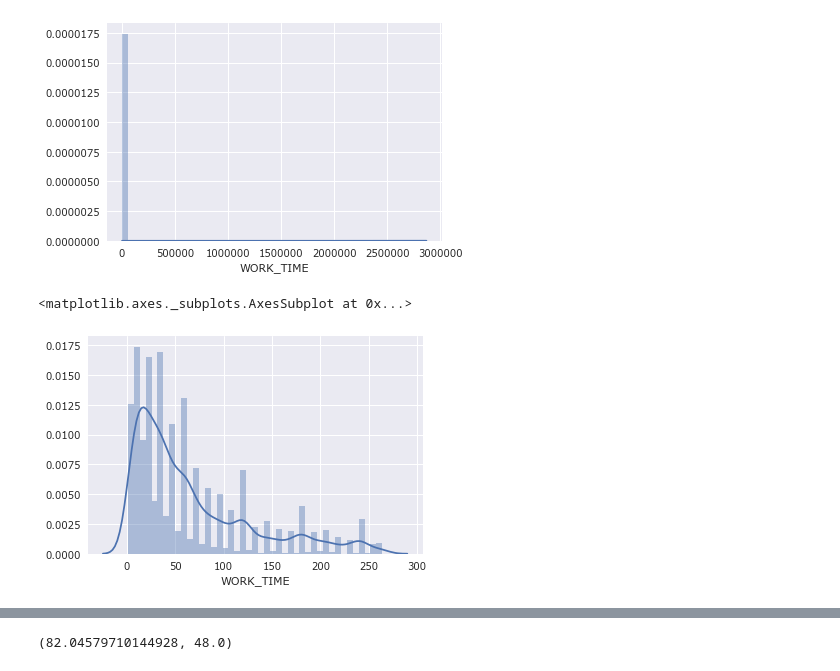
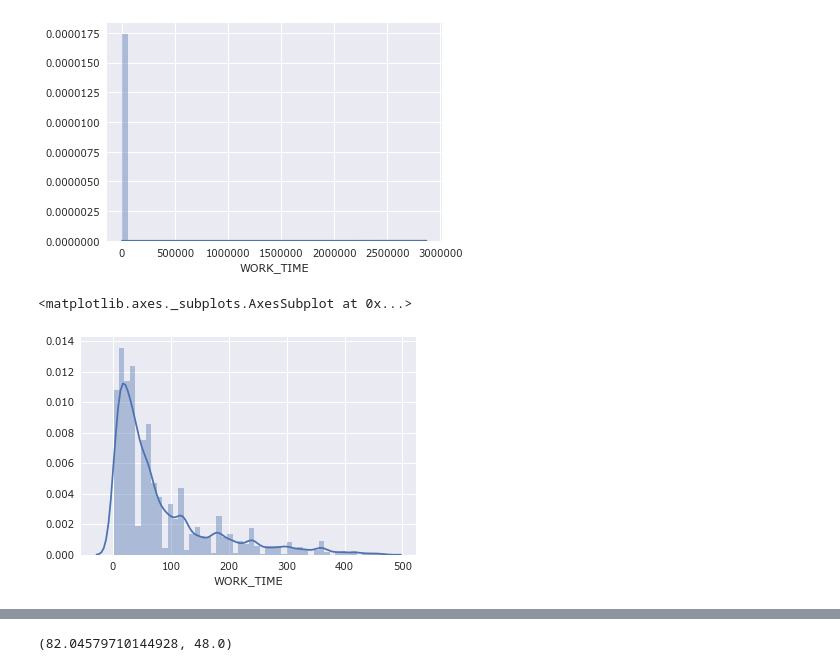
Before and after one commit to BobaZooba/RoadToDataScientist, a Jupyter notebook: contests/OTP_bank/1 OTP Bank Contest - Exploratory Analysis and Data Preprocessing.ipynb, the cells around one changed output, grey strips where cells are left out. Cells and saved outputs as stored; diff of their text form; code cells hidden in the pictures.

```diff
--- a/contests/OTP_bank/1 OTP Bank Contest - Exploratory Analysis and Data Preprocessing.ipynb
+++ b/contests/OTP_bank/1 OTP Bank Contest - Exploratory Analysis and Data Preprocessing.ipynb
@@ -255,3 +213,0 @@ data['ORG_TP_STATE'].fillna('Пропуски', inplace=True)
-# %%
-data.at[(data['ORG_TP_STATE'] == data['ORG_TP_STATE'].value_counts().index[-1]), 'ORG_TP_STATE'] = 'Частная компания'
-data['ORG_TP_STATE'].value_counts()
@@ -269,4 +218,5 @@ data['ORG_TP_FCAPITAL'].value_counts()
 С участием       170
 Name: ORG_TP_FCAPITAL, dtype: int64
 # %%
-data['ORG_TP_FCAPITAL'].fillna('С участием', inplace=True)
+data['ORG_TP_FCAPITAL'].fillna('Пропуски', inplace=True)
+data['ORG_TP_FCAPITAL'].value_counts()
@@ -430,8 +311,8 @@ sns.distplot(data['WORK_TIME'].dropna().sort_values().dropna())
 <matplotlib.axes._subplots.AxesSubplot at 0x...>
 [figure]
 # %%
-sns.distplot(data['WORK_TIME'].dropna().sort_values()[:13000].dropna())
+sns.distplot(data['WORK_TIME'].dropna().sort_values()[:13800].dropna())
 # %% [output]
 <matplotlib.axes._subplots.AxesSubplot at 0x...>
-[figure, old version]
+[figure, new version]
 # %%
```
Also changed, not shown: parts of 105 cells of this notebook, 17 other files.
